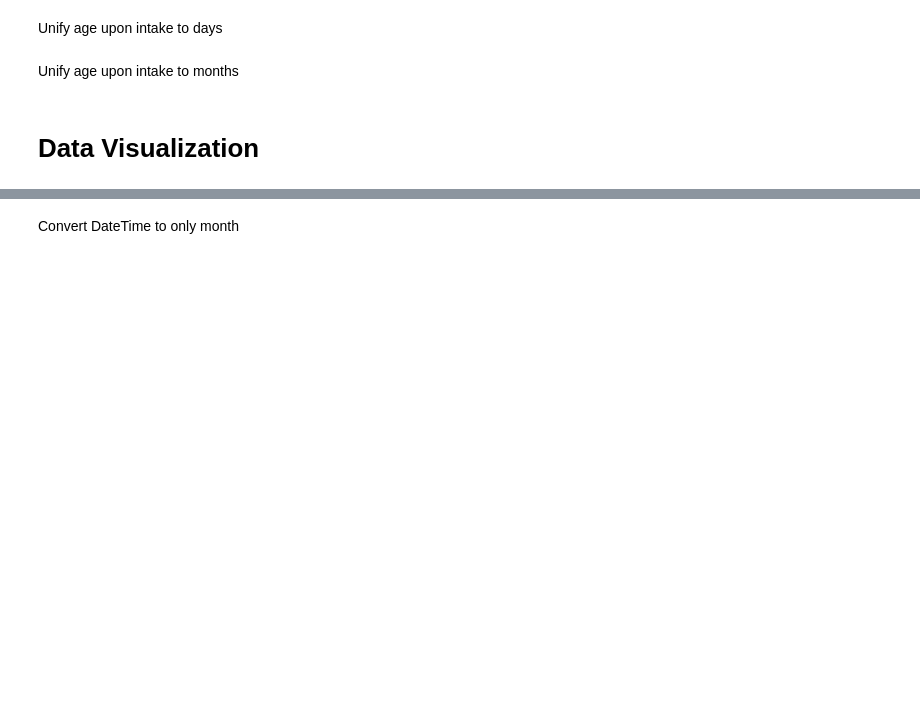
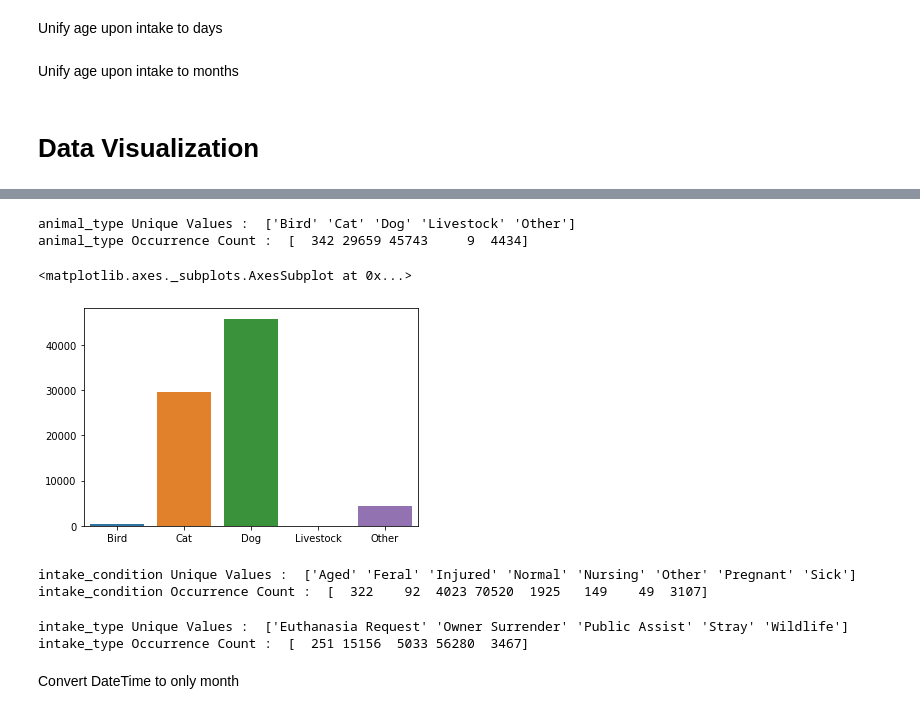
Before and after one commit to hmc-hhuang-2020/applied-machine-learning-intensive, a Jupyter notebook: Regression_Project.ipynb, the cells around one changed output, grey strips where cells are left out. Cells and saved outputs as stored; diff of their text form; code cells hidden in the pictures; blank space fills up the shorter version.

```diff
--- a/Regression_Project.ipynb
+++ b/Regression_Project.ipynb
@@ -214,19 +233,30 @@ plt.plot(aac_outake['age_upon_intake'],aac_outake['time_in_shelter_days'],'b.')
 # %%
 animal_type_uniqueValues, animal_type_occurCount = np.unique(aac_intake.animal_type, return_counts=True)
-print("animal_type Unique Values : " , uniqueValues)
-print("animal_type Occurrence Count : ", occurCount)
-sns.barplot(animal_type_uniqueValues, animal_type_occurCount,ax=axes[0,0])
+print("animal_type Unique Values : " , animal_type_uniqueValues)
+print("animal_type Occurrence Count : ", animal_type_occurCount)
+sns.barplot(animal_type_uniqueValues, animal_type_occurCount)
+# %% [output]
+animal_type Unique Values :  ['Bird' 'Cat' 'Dog' 'Livestock' 'Other']
+animal_type Occurrence Count :  [  342 29659 45743     9  4434]
+<matplotlib.axes._subplots.AxesSubplot at 0x...>
+[figure, added]
 # %%
 intake_condition_uniqueValues, intake_condition_occurCount = np.unique(aac_intake.intake_condition, return_counts=True)
-print("intake_condition Unique Values : " , uniqueValues)
-print("intake_condition Occurrence Count : ", occurCount)
+print("intake_condition Unique Values : " , intake_condition_uniqueValues)
+print("intake_condition Occurrence Count : ", intake_condition_occurCount)
 # intake_condition_plot = sns.barplot(intake_condition_uniqueValues,intake_condition_occurCount)
+# %% [output]
+intake_condition Unique Values :  ['Aged' 'Feral' 'Injured' 'Normal' 'Nursing' 'Other' 'Pregnant' 'Sick']
+intake_condition Occurrence Count :  [  322    92  4023 70520  1925   149    49  3107]
 # %%
 intake_type_uniqueValues, intake_type_occurCount = np.unique(aac_intake.intake_type, return_counts=True)
-print("intake_type Unique Values : " , uniqueValues)
-print("intake_type Occurrence Count : ", occurCount)
+print("intake_type Unique Values : " , intake_type_uniqueValues)
+print("intake_type Occurrence Count : ", intake_type_occurCount)
 # intake_type_plot = sns.barplot(intake_type_uniqueValues, intake_type_occurCount)
 # intake_type_plot.set_xticklabels(intake_type.get_xticklabels(),rotation=45)
+# %% [output]
+intake_type Unique Values :  ['Euthanasia Request' 'Owner Surrender' 'Public Assist' 'Stray' 'Wildlife']
+intake_type Occurrence Count :  [  251 15156  5033 56280  3467]
 # %% [markdown]
 Convert DateTime to only month
 # %%
```
Also changed, not shown: parts of 30 cells of this notebook, 2 other files.
